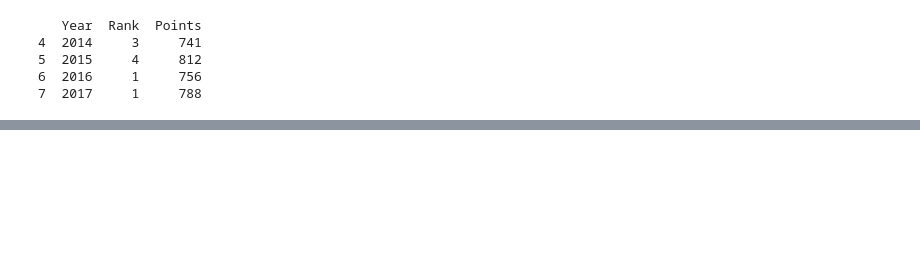
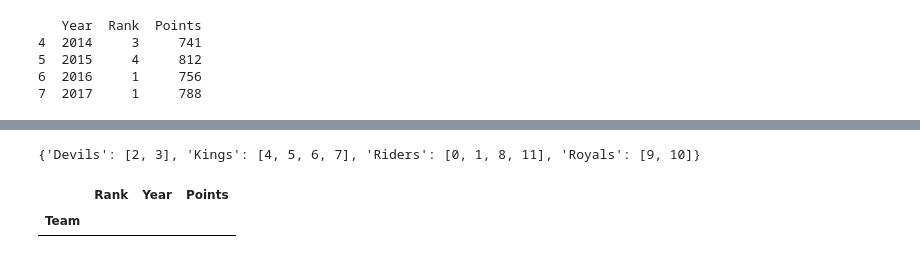
Before and after one commit to Lau-Jr/data-engineering-dump, a Jupyter notebook: data_eng_staffs.ipynb, the cells around one changed output, grey strips where cells are left out. Saved outputs shown, nothing was run; the diff lists cells and outputs as text; code cells hidden in the pictures; blank space fills up the shorter version.

```diff
--- a/data_eng_staffs.ipynb
+++ b/data_eng_staffs.ipynb
@@ -313,0 +399,10 @@ print(kings[['Year','Rank','Points']])
+# %%
+grouped.groups
+# %% [output]
+{'Devils': [2, 3], 'Kings': [4, 5, 6, 7], 'Riders': [0, 1, 8, 11], 'Royals': [9, 10]}
+# %%
+grouped.first()
+grouped.nth(4)
+# %% [output]
+|  | Rank | Year | Points |
+| Team |  |  |  |
```
Also changed, not shown: parts of 10 cells of this notebook.
